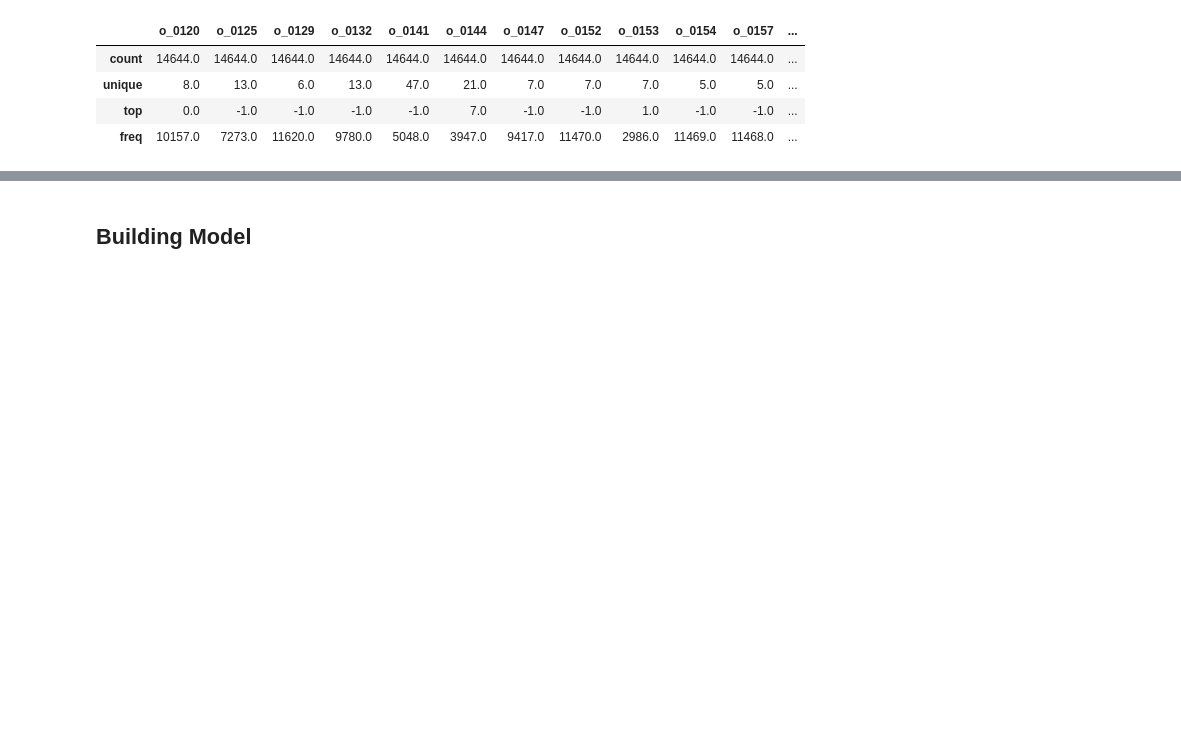
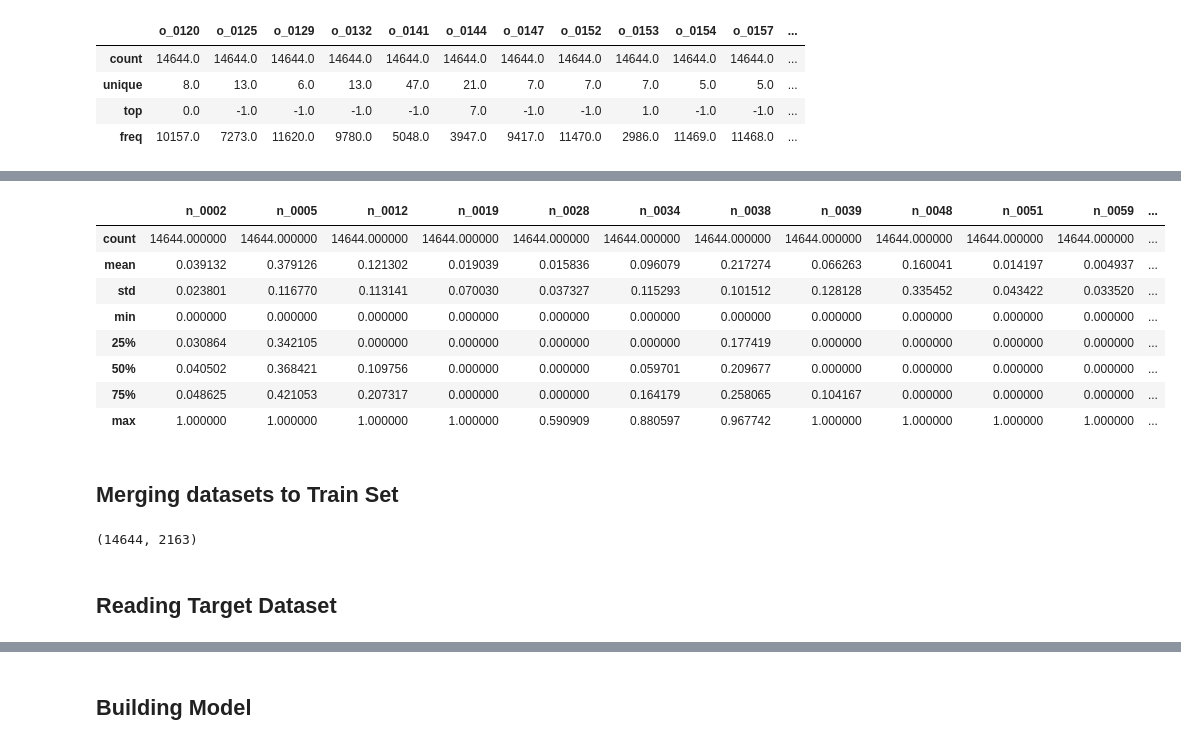
Before and after one commit to sravangereddy/DataScience_, a Jupyter notebook: Capstone/Capstone - v2 - ClassifierChains.ipynb, the cells around one changed output, grey strips where cells are left out. Drawn from its saved outputs; the diff is of its cells as text; code cells hidden in the pictures; blank space fills up the shorter version.

```diff
--- a/Capstone/Capstone - v2 - ClassifierChains.ipynb
+++ b/Capstone/Capstone - v2 - ClassifierChains.ipynb
@@ -204,0 +219,15 @@ ord_in_master_dataset.describe(include="all")
+# %%
+num_in_master_dataset.fillna(0, inplace=True)
+num_in_master_dataset.describe()
+# %% [output]
+|  | n_0002 | n_0005 | n_0012 | n_0019 | n_0028 | n_0034 | n_0038 | n_0039 | n_0048 | n_0051 | n_0059 | ... |
+| count | 14644.000000 | 14644.000000 | 14644.000000 | 14644.000000 | 14644.000000 | 14644.000000 | 14644.000000 | 14644.000000 | 14644.000000 | 14644.000000 | 14644.000000 | ... |
+| mean | 0.039132 | 0.379126 | 0.121302 | 0.019039 | 0.015836 | 0.096079 | 0.217274 | 0.066263 | 0.160041 | 0.014197 | 0.004937 | ... |
+| std | 0.023801 | 0.116770 | 0.113141 | 0.070030 | 0.037327 | 0.115293 | 0.101512 | 0.128128 | 0.335452 | 0.043422 | 0.033520 | ... |
+| min | 0.000000 | 0.000000 | 0.000000 | 0.000000 | 0.000000 | 0.000000 | 0.000000 | 0.000000 | 0.000000 | 0.000000 | 0.000000 | ... |
+| 25% | 0.030864 | 0.342105 | 0.000000 | 0.000000 | 0.000000 | 0.000000 | 0.177419 | 0.000000 | 0.000000 | 0.000000 | 0.000000 | ... |
+| 50% | 0.040502 | 0.368421 | 0.109756 | 0.000000 | 0.000000 | 0.059701 | 0.209677 | 0.000000 | 0.000000 | 0.000000 | 0.000000 | ... |
+| 75% | 0.048625 | 0.421053 | 0.207317 | 0.000000 | 0.000000 | 0.164179 | 0.258065 | 0.104167 | 0.000000 | 0.000000 | 0.000000 | ... |
+| max | 1.000000 | 1.000000 | 1.000000 | 1.000000 | 0.590909 | 0.880597 | 0.967742 | 1.000000 | 1.000000 | 1.000000 | 1.000000 | ... |
+# %% [markdown]
+## Merging datasets to Train Set
@@ -204,0 +238,6 @@ ord_in_master_dataset.describe(include="all")
+# %%
+X_Train.shape
+# %% [output]
+(14644, 2163)
+# %% [markdown]
+## Reading Target Dataset
```
Also changed, not shown: parts of 24 cells of this notebook.
